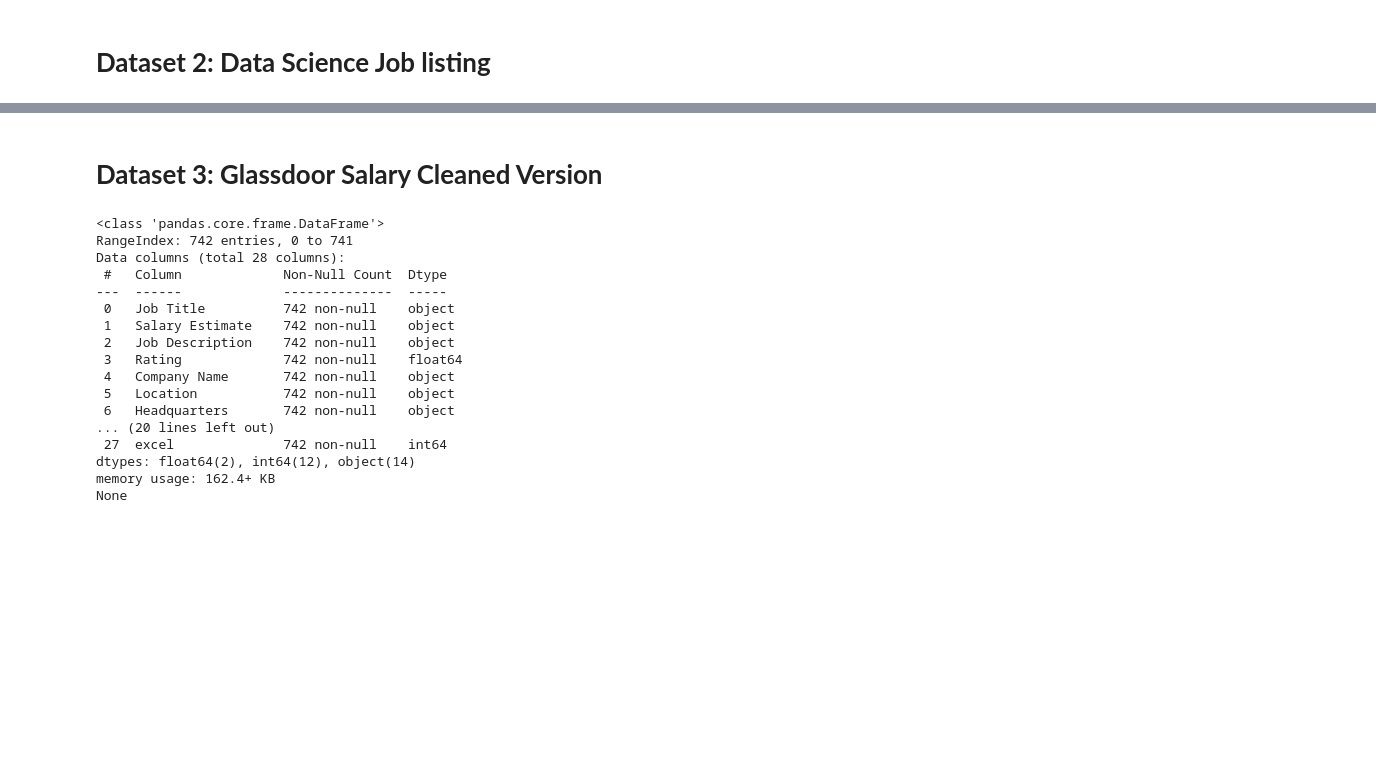
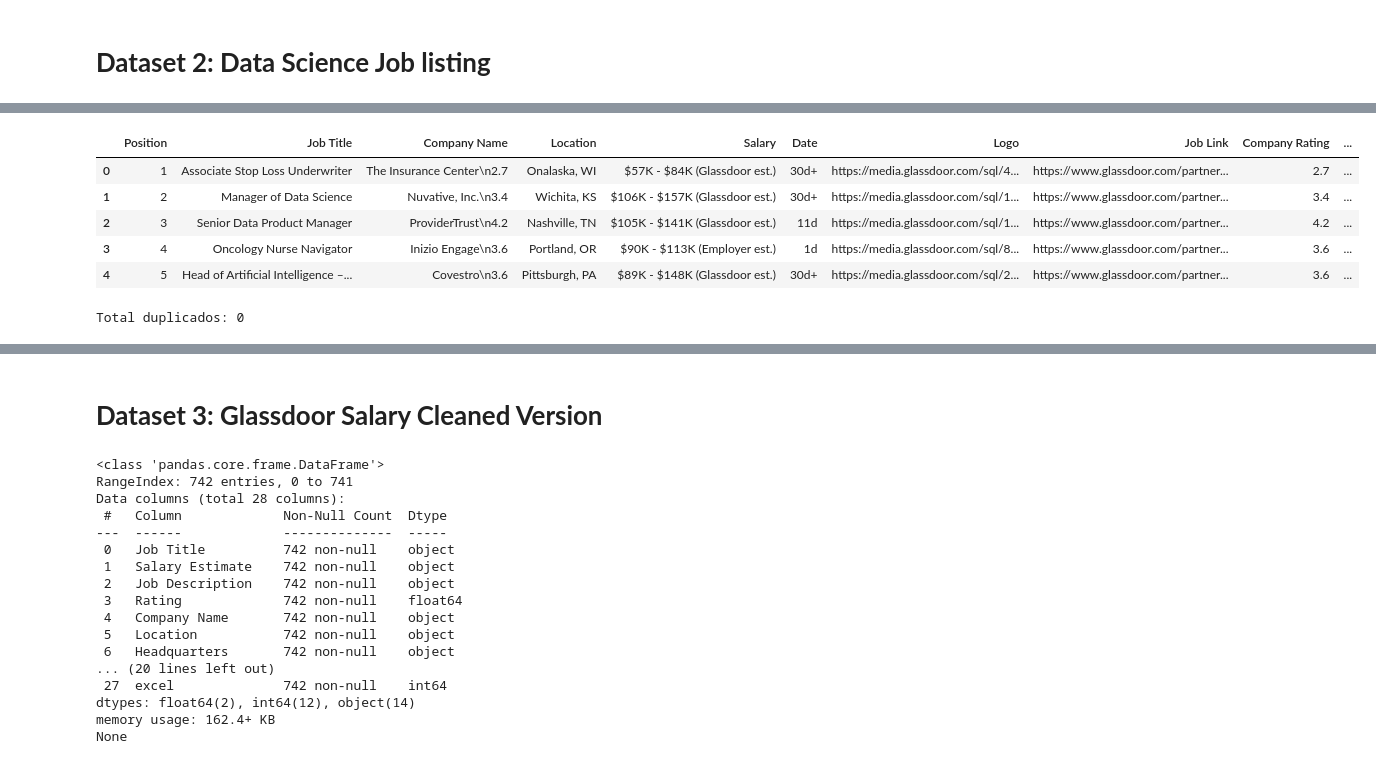
Before and after one commit to No-Country-simulation/c20-67-m-data-bi, a Jupyter notebook: ETL_EDA/ETL_Datasets.ipynb, the cells around one changed output, grey strips where cells are left out. Saved outputs shown, nothing was run; the diff lists cells and outputs as text; code cells hidden in the pictures; blank space fills up the shorter version.

```diff
--- a/ETL_EDA/ETL_Datasets.ipynb
+++ b/ETL_EDA/ETL_Datasets.ipynb
@@ -59,7 +118,7 @@ df1.job_simp.value_counts()
 # **Dataset 2: Data Science Job listing**
 # %%
 #Carga del dataset
-df2 = pd.read_csv(r'/content/Data-Science-Job_Listing.csv')
+df2 = pd.read_csv(r'datasets/Data-Science-Job_Listing_completed.csv')
 #descargarlo desde https://www.kaggle.com/datasets/ritiksharma07/data-science-job-listings-from-glassdoor
 # %%
 #revision del dataset
@@ -69,2 +144,9 @@ print(df2.describe())
 # %%
-df2.head(20)
+df2.head(5)
+# %% [output]
+|  | Position | Job Title | Company Name | Location | Salary | Date | Logo | Job Link | Company Rating | ... |
+| 0 | 1 | Associate Stop Loss Underwriter | The Insurance Center\n2.7 | Onalaska, WI | $57K - $84K (Glassdoor est.) | 30d+ | https://media.glassdoor.com/sql/4... | https://www.glassdoor.com/partner... | 2.7 | ... |
+| 1 | 2 | Manager of Data Science | Nuvative, Inc.\n3.4 | Wichita, KS | $106K - $157K (Glassdoor est.) | 30d+ | https://media.glassdoor.com/sql/1... | https://www.glassdoor.com/partner... | 3.4 | ... |
+| 2 | 3 | Senior Data Product Manager | ProviderTrust\n4.2 | Nashville, TN | $105K - $141K (Glassdoor est.) | 11d | https://media.glassdoor.com/sql/1... | https://www.glassdoor.com/partner... | 4.2 | ... |
+| 3 | 4 | Oncology Nurse Navigator | Inizio Engage\n3.6 | Portland, OR | $90K - $113K (Employer est.) | 1d | https://media.glassdoor.com/sql/8... | https://www.glassdoor.com/partner... | 3.6 | ... |
+| 4 | 5 | Head of Artificial Intelligence –... | Covestro\n3.6 | Pittsburgh, PA | $89K - $148K (Glassdoor est.) | 30d+ | https://media.glassdoor.com/sql/2... | https://www.glassdoor.com/partner... | 3.6 | ... |
@@ -70,0 +156,8 @@ df2.head(20)
+# %%
+# Identificar duplicados en todas las columnas
+duplicados = df2.duplicated()
+
+# Contar el número total de duplicados
+print(f"Total duplicados: {duplicados.sum()}")
+# %% [output]
+Total duplicados: 0
```
Also changed, not shown: parts of 52 cells of this notebook.
